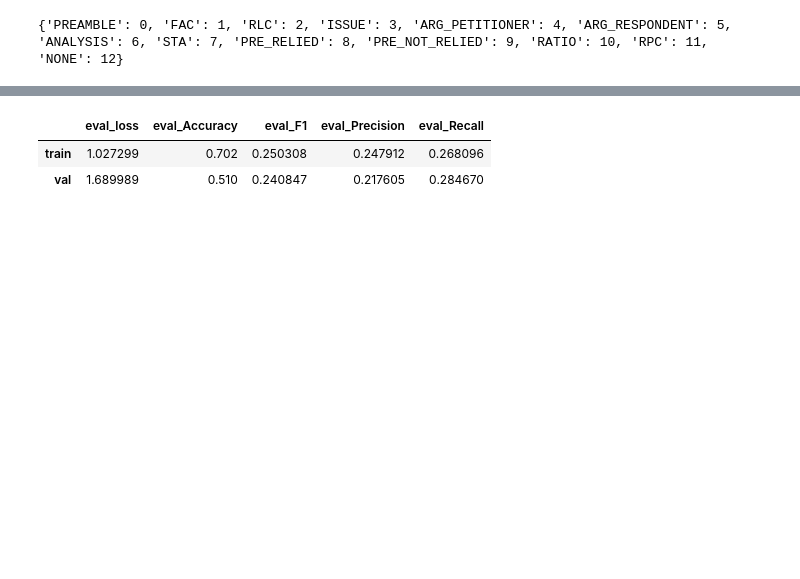
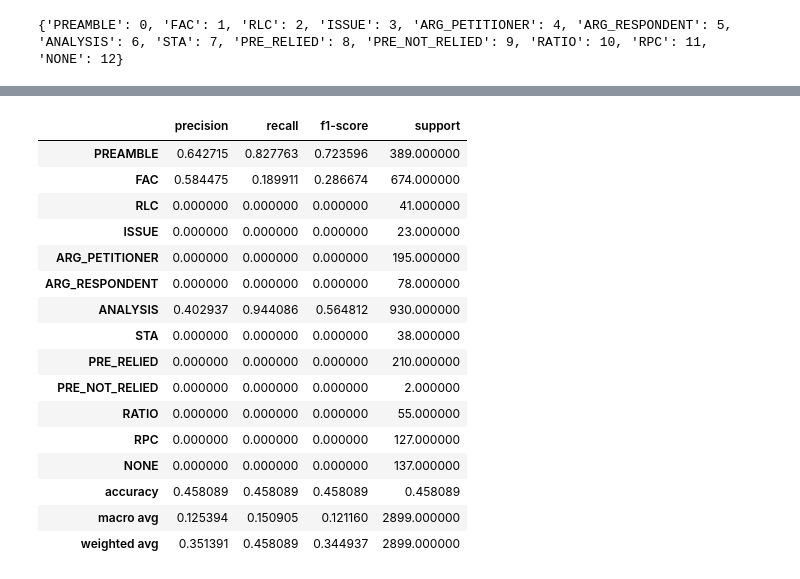
Before and after one commit to MangoHiller/Projet_SemEval2023_ATAL, a Jupyter notebook: LegalEval_Transformers.ipynb, the cells around one changed output, grey strips where cells are left out. Cells and saved outputs as stored; diff of their text form; code cells hidden in the pictures; blank space fills up the shorter version.

```diff
--- a/LegalEval_Transformers.ipynb
+++ b/LegalEval_Transformers.ipynb
@@ -283,9 +201,0 @@ TrainOutput(global_step=189, training_loss=1.7331745611927496, metrics={'train_r
-# %%
-# Evaluation du modèle sur l'ensemble de validation
-q=[trainer.evaluate(eval_dataset=train_df) for train_df in [train_dataloader, val_dataloader]]
-
-pd.DataFrame(q, index=["train","val"]).iloc[:,:5]
-# %% [output]
-|  | eval_loss | eval_Accuracy | eval_F1 | eval_Precision | eval_Recall |
-| train | 1.027299 | 0.702 | 0.250308 | 0.247912 | 0.268096 |
-| val | 1.689989 | 0.510 | 0.240847 | 0.217605 | 0.284670 |
@@ -291,0 +212,25 @@ pd.DataFrame(q, index=["train","val"]).iloc[:,:5]
+# %%
+# Calculez les scores de précision, de rappel et de f-mesure
+report = classification_report(true_labels, predicted_labels, target_names=rr_labels, output_dict=True)
+# %%
+# Afficher le rapport dans un DataFrame
+df_report = pd.DataFrame(report).transpose()
+df_report
+# %% [output]
+|  | precision | recall | f1-score | support |
+| PREAMBLE | 0.642715 | 0.827763 | 0.723596 | 389.000000 |
+| FAC | 0.584475 | 0.189911 | 0.286674 | 674.000000 |
+| RLC | 0.000000 | 0.000000 | 0.000000 | 41.000000 |
+| ISSUE | 0.000000 | 0.000000 | 0.000000 | 23.000000 |
+| ARG_PETITIONER | 0.000000 | 0.000000 | 0.000000 | 195.000000 |
+| ARG_RESPONDENT | 0.000000 | 0.000000 | 0.000000 | 78.000000 |
+| ANALYSIS | 0.402937 | 0.944086 | 0.564812 | 930.000000 |
+| STA | 0.000000 | 0.000000 | 0.000000 | 38.000000 |
+| PRE_RELIED | 0.000000 | 0.000000 | 0.000000 | 210.000000 |
+| PRE_NOT_RELIED | 0.000000 | 0.000000 | 0.000000 | 2.000000 |
+| RATIO | 0.000000 | 0.000000 | 0.000000 | 55.000000 |
+| RPC | 0.000000 | 0.000000 | 0.000000 | 127.000000 |
+| NONE | 0.000000 | 0.000000 | 0.000000 | 137.000000 |
+| accuracy | 0.458089 | 0.458089 | 0.458089 | 0.458089 |
+| macro avg | 0.125394 | 0.150905 | 0.121160 | 2899.000000 |
+| weighted avg | 0.351391 | 0.458089 | 0.344937 | 2899.000000 |
```
Also changed, not shown: parts of 54 cells of this notebook, 1 other file.
